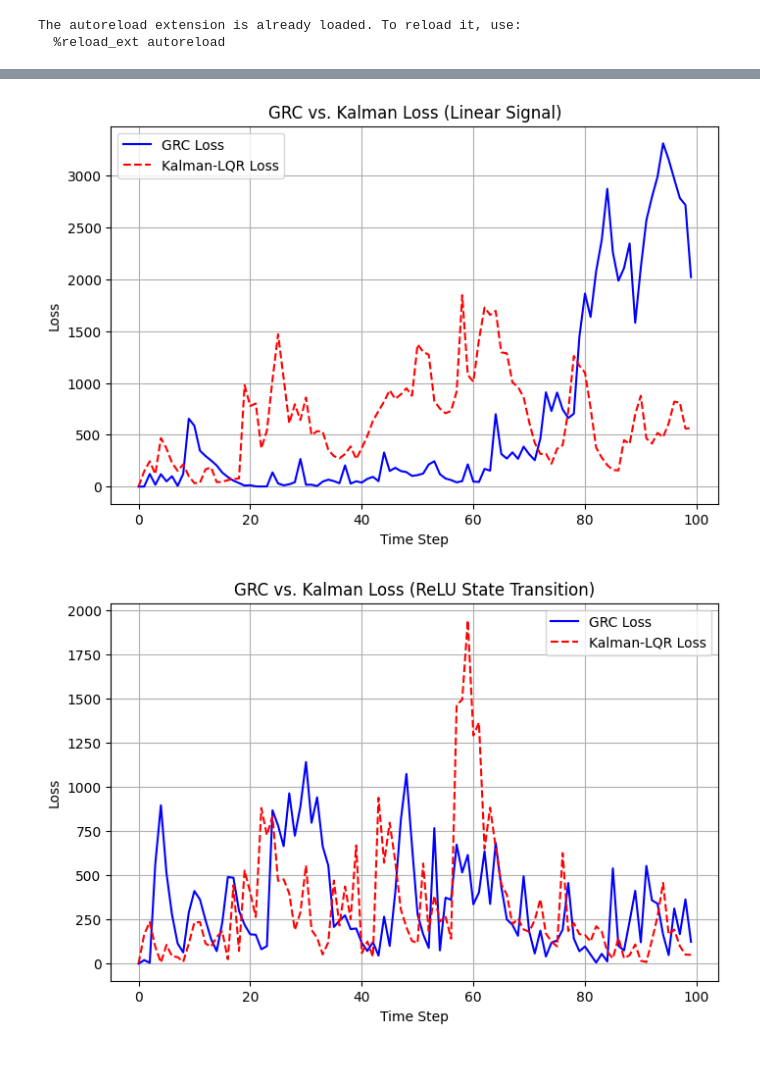
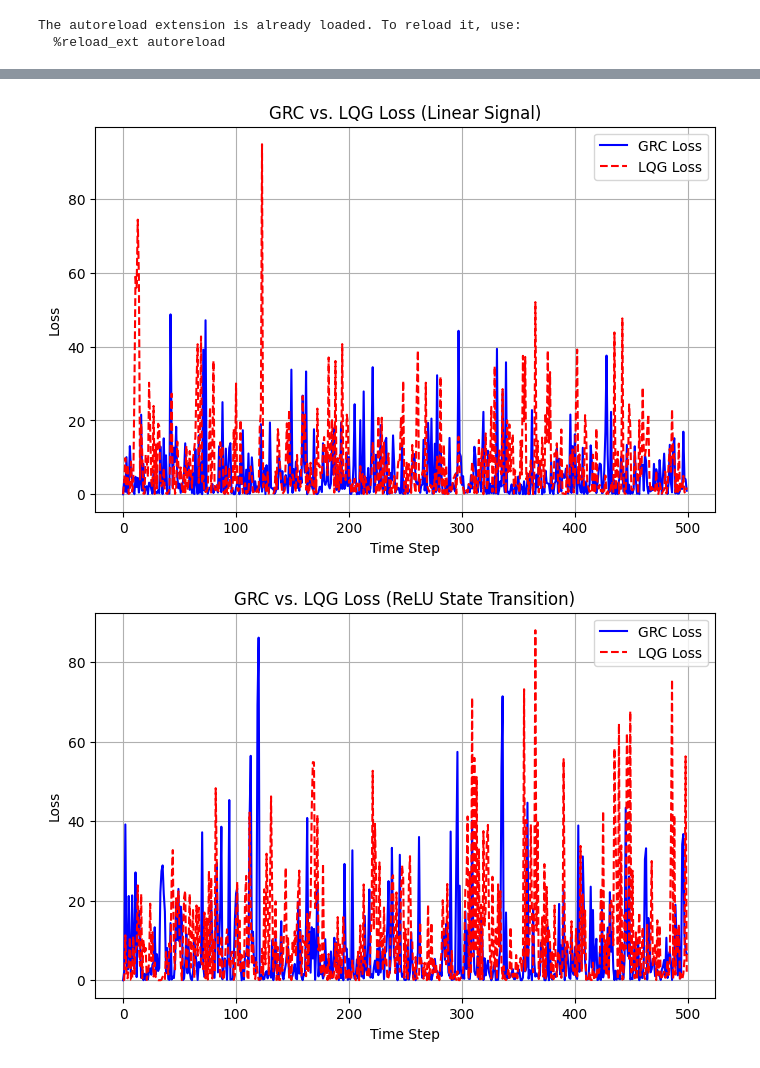
Before and after one commit to Sof0-0/spectral_control, a Jupyter notebook: tests_po.ipynb, the cells around one changed output, grey strips where cells are left out. Cells and saved outputs as stored; diff of their text form; code cells hidden in the pictures.

```diff
--- a/tests_po.ipynb
+++ b/tests_po.ipynb
@@ -28,7 +29,7 @@ if torch.cuda.is_available():
 # LQG PO Experiments
 
 # Define system parameters
-d, n = 10, 4  # Example dimensions
+d, n = 1, 1  # Example dimensions
 A = make_diagonalizable_matrix(d)
 C = make_diagonalizable_matrix(d)
 B = np.random.randn(d, n)
@@ -179,9 +186,9 @@ plot_loss_sliding(grc_po, "GRC Sliding Loss", window_size=100)
 # %%
 compare_losses([grc_po, lqg_po], "GRC vs. LQG Loss (Linear Signal)")
 # %% [output]
-[figure, old version]
+[figure, new version]
 # %%
-compare_losses([grc_po_nl, kalman_po_nl], "GRC vs. Kalman Loss (ReLU State Transition)")
+compare_losses([grc_po_nl, lqg_po_nl], "GRC vs. LQG Loss (ReLU State Transition)")
 # %% [output]
-[figure, old version]
+[figure, new version]
 # %%
```
Also changed, not shown: parts of 16 cells of this notebook, 15 other files.
